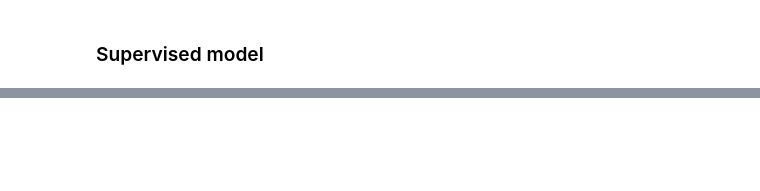
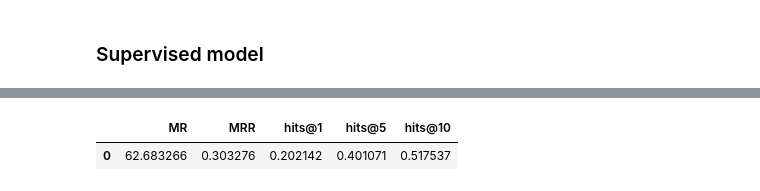
Before and after one commit to alejgh/wikidata-edithist-refinement, a Jupyter notebook: notebooks/4_Model_Evaluation.ipynb, the cells around one changed output, grey strips where cells are left out. Saved outputs shown, nothing was run; the diff lists cells and outputs as text; code cells hidden in the pictures; blank space fills up the shorter version.

```diff
--- a/notebooks/4_Model_Evaluation.ipynb
+++ b/notebooks/4_Model_Evaluation.ipynb
@@ -267,0 +361,6 @@ evaluation_supervised_df.head()
+# %%
+evaluation_sdtype_df = load_df('evaluation_sdtype')
+evaluation_sdtype_df.head()
+# %% [output]
+|  | MR | MRR | hits@1 | hits@5 | hits@10 |
+| 0 | 62.683266 | 0.303276 | 0.202142 | 0.401071 | 0.517537 |
```
Also changed, not shown: parts of 19 cells of this notebook.
